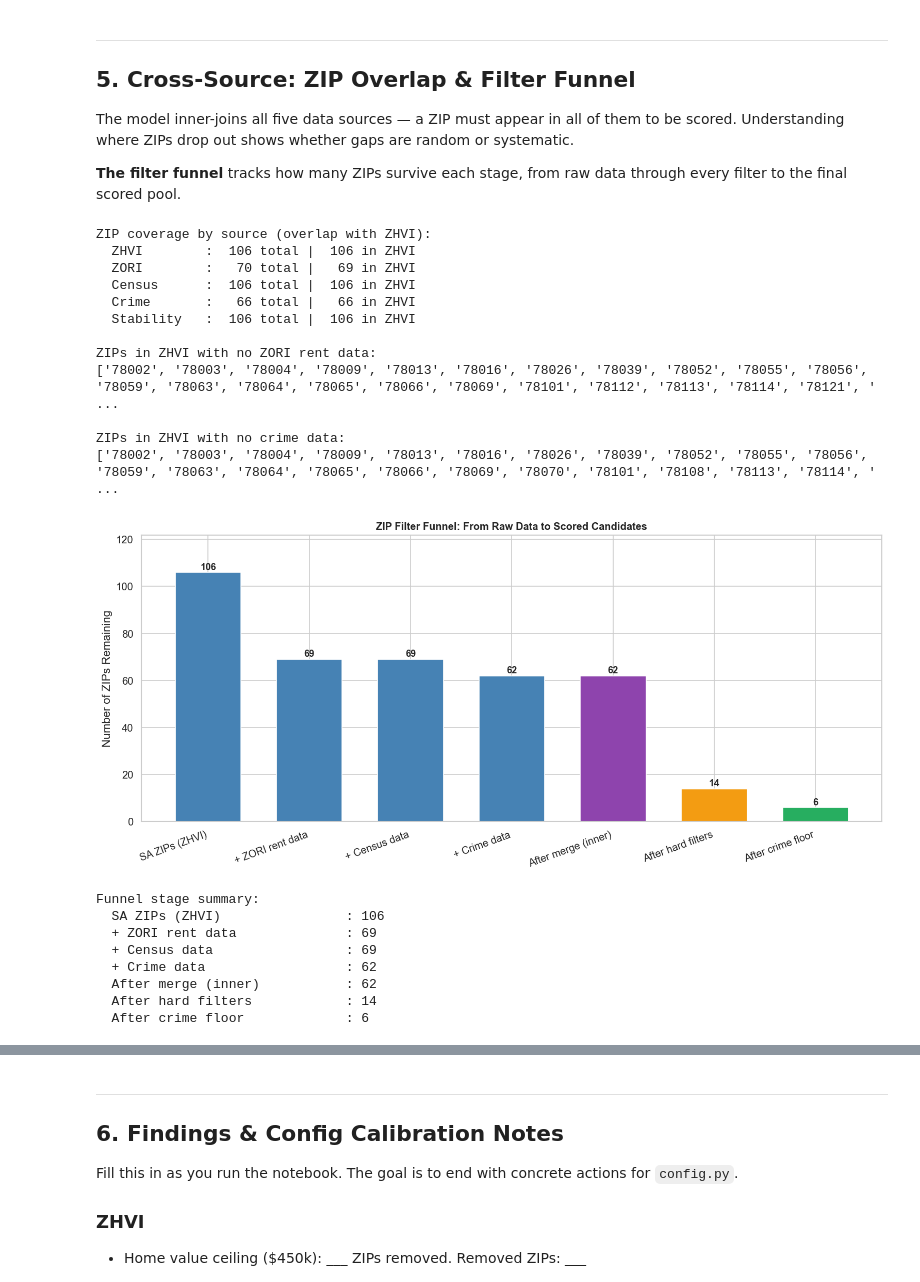
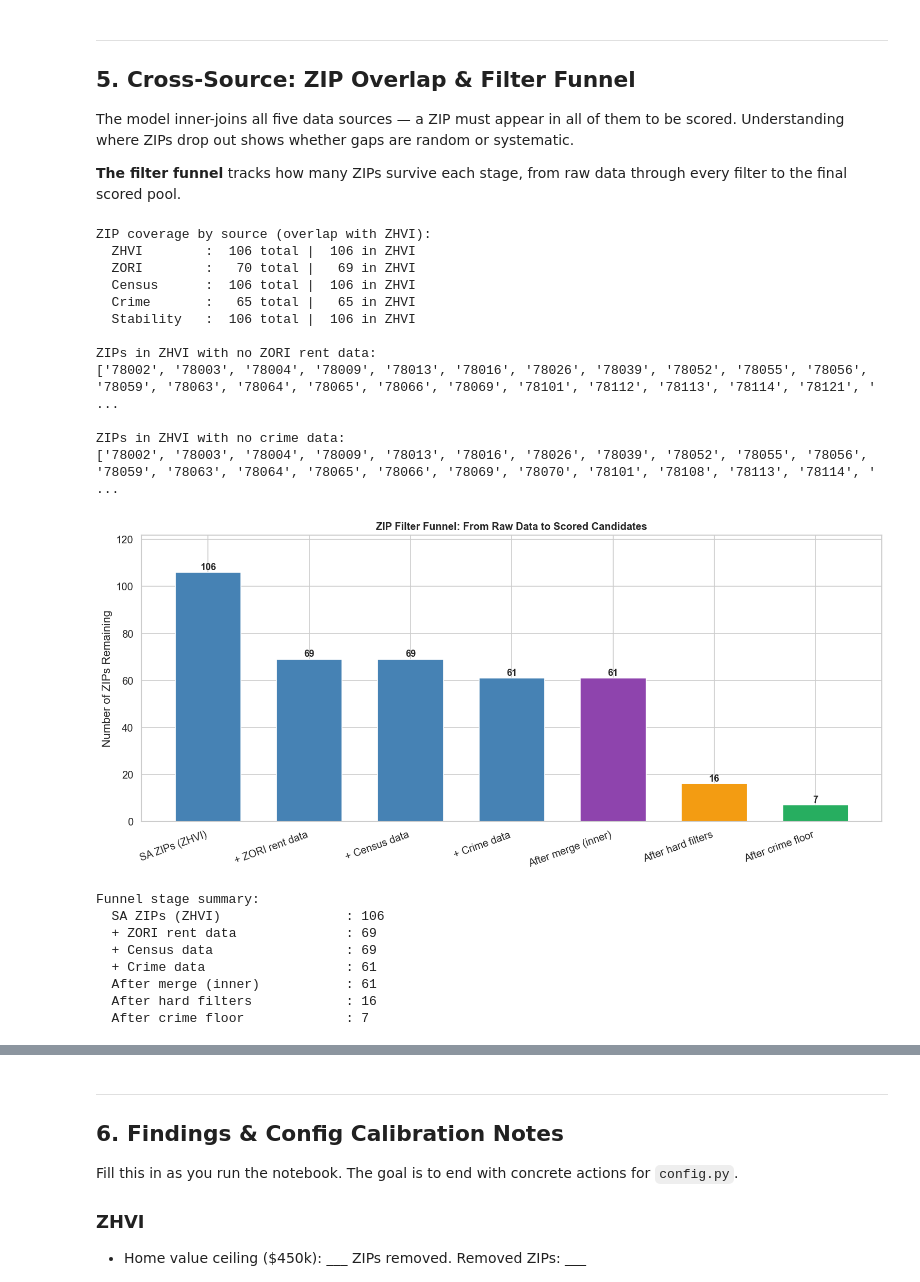
Before and after one commit to asndiallo/satx_house_hack_model, a Jupyter notebook: notebooks/01_eda.ipynb, the cells around one changed output, grey strips where cells are left out. Saved outputs shown, nothing was run; the diff lists cells and outputs as text; code cells hidden in the pictures.

```diff
--- a/notebooks/01_eda.ipynb
+++ b/notebooks/01_eda.ipynb
@@ -712,6 +714,11 @@ counts_filt['zip'] = counts_filt['Postal_Code']
 crime_comp = counts_all.merge(counts_filt, on='zip', how='outer').fillna(0)
 crime_comp = crime_comp.merge(census_pop, on='zip', how='left')
 crime_comp = crime_comp[crime_comp['population'] > 0].copy()
+thin = crime_comp["population"] < MIN_POPULATION_FOR_CRIME
+if thin.sum() > 0:
+    print(f"Dropping {thin.sum()} ZIPs with pop < {MIN_POPULATION_FOR_CRIME:,}: "
+          f"{sorted(crime_comp.loc[thin, 'zip'].tolist())}")
+    crime_comp = crime_comp[~thin].copy()
 crime_comp['per_1k_all']  = crime_comp['count_all']  / crime_comp['population'] * 1000
 crime_comp['per_1k_filt'] = crime_comp['count_filt'] / crime_comp['population'] * 1000
 
@@ -852,7 +881,7 @@ ZIP coverage by source (overlap with ZHVI):
   ZHVI        :  106 total |  106 in ZHVI
   ZORI        :   70 total |   69 in ZHVI
   Census      :  106 total |  106 in ZHVI
-  Crime       :   66 total |   66 in ZHVI
+  Crime       :   65 total |   65 in ZHVI
   Stability   :  106 total |  106 in ZHVI
 
 ZIPs in ZHVI with no ZORI rent data:
@@ -869,6 +898,15 @@ merged_full = merged_yield.merge(
 merged_full = merged_full.merge(
     sa_crime[['zip','per_1k_filt']].rename(columns={'per_1k_filt':'crime_per_1k'}), on='zip', how='inner')
 
+if 'commute_minutes' not in merged_full.columns:
+    # Recompute straight-line commute for the merged pool
+    from utils import load_zip_centroids
+    from commute import add_straight_line_distance
+    coords = load_zip_centroids()
+    base = merged_full[['zip']].merge(coords, on='zip', how='left')
+    commute_tmp = add_straight_line_distance(base)[['zip', 'commute_minutes']]
+    merged_full = merged_full.merge(commute_tmp, on='zip', how='left')
+
 merged_full['pass_yield']  = merged_full['rent_to_price'] >= THRESHOLDS['min_rent_to_price']
 merged_full['pass_price']  = merged_full['current_value'] <= THRESHOLDS['max_home_value']
 merged_full['pass_occ_lo'] = merged_full['owner_occ_pct'] >= THRESHOLDS['min_owner_occ_pct']
@@ -877,8 +915,10 @@ merged_full['pass_income'] = (
     merged_full['median_hh_income'].isna() |
     (merged_full['median_hh_income'] >= THRESHOLDS['min_median_income'])
 )
+merged_full['pass_commute'] = merged_full['commute_minutes'] <= MAX_COMMUTE_MINS
 all_hard = (merged_full['pass_yield'] & merged_full['pass_price'] &
-            merged_full['pass_occ_lo'] & merged_full['pass_occ_hi'] & merged_full['pass_income'])
+            merged_full['pass_occ_lo'] & merged_full['pass_occ_hi'] &
+            merged_full['pass_income'] & merged_full['pass_commute'])
 
 crime_threshold = merged_full.loc[all_hard, 'crime_per_1k'].quantile(CRIME_PERCENTILE_CUTOFF)
 
@@ -892,42 +932,42 @@ stages = [
     ('+ ZORI rent data',     len(stage_zori)),
     ('+ Census data',        len(stage_census)),
     ('+ Crime data',         len(stage_crime)),
     ('After merge (inner)',  len(stage_merged)),
     ('After hard filters',   int(all_hard.sum())),
     ('After crime floor',    int((all_hard & (merged_full['crime_per_1k'] <= crime_threshold)).sum())),
 ]
 
 labels = [s[0] for s in stages]
 values = [s[1] for s in stages]
 
 fig, ax = plt.subplots(figsize=(13, 6))
 bar_colors = ['steelblue'] * 4 + ['#8e44ad', WARN_COLOR, PASS_COLOR]
 bars = ax.bar(labels, values, color=bar_colors, edgecolor='white', width=0.65)
 
 for bar, val in zip(bars, values):
     ax.text(bar.get_x() + bar.get_width()/2, bar.get_height() + 0.2,
             str(val), ha='center', va='bottom', fontweight='bold', fontsize=11)
 
 ax.set_ylabel('Number of ZIPs Remaining')
 ax.set_title('ZIP Filter Funnel: From Raw Data to Scored Candidates', fontsize=12, fontweight='bold')
 ax.set_ylim(0, max(values) * 1.15)
 plt.xticks(rotation=20, ha='right')
 plt.tight_layout()
 plt.show()
 
 print("\nFunnel stage summary:")
 for label, val in stages:
     print(f"  {label:<30}: {val}")
 # %% [output]
-[figure, old version]
+[figure, new version]
 Funnel stage summary:
   SA ZIPs (ZHVI)                : 106
   + ZORI rent data              : 69
   + Census data                 : 69
-  + Crime data                  : 62
-  After merge (inner)           : 62
-  After hard filters            : 14
-  After crime floor             : 6
+  + Crime data                  : 61
+  After merge (inner)           : 61
+  After hard filters            : 16
+  After crime floor             : 7
 # %%
 # 5.3 Individual filter impact — which rule is most constraining?
 filter_audit = {
```
Also changed, not shown: parts of 11 cells of this notebook, 4 other files.
